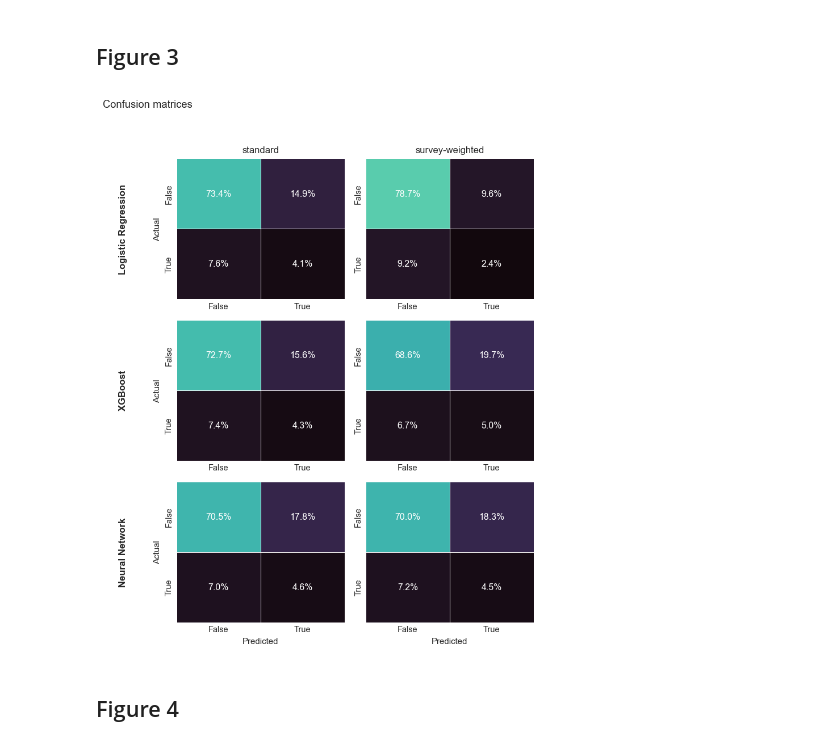
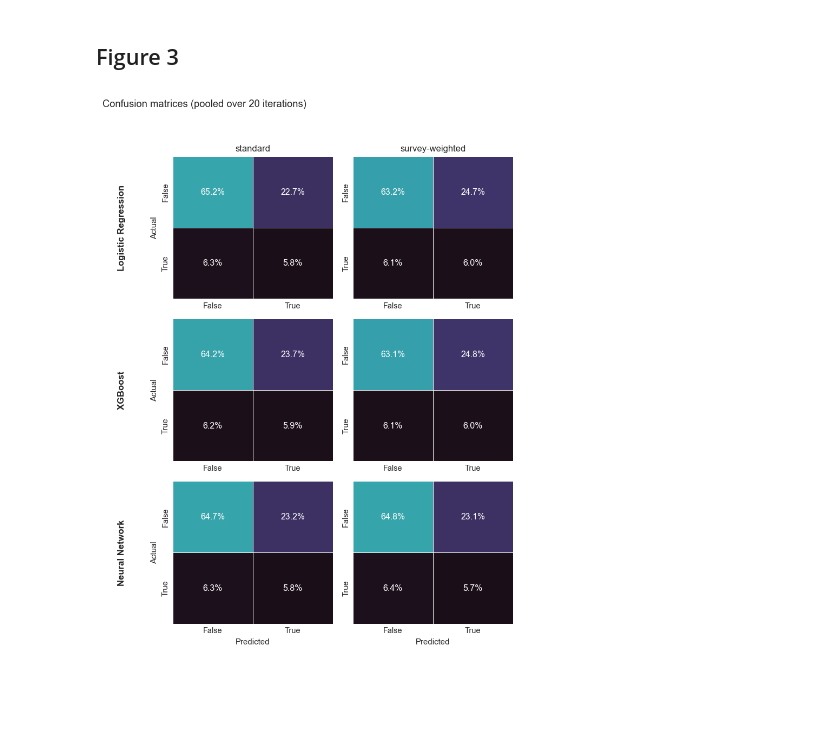
Before and after one commit to Dannypham142/Machine-Learning-Model-Training-with-Complex-Sample-Survey, a Jupyter notebook: ml_pipeline/create_figures.ipynb, the cells around one changed output. Drawn from its saved outputs; the diff is of its cells as text; code cells hidden in the pictures; blank space fills up the shorter version.

```diff
--- a/ml_pipeline/create_figures.ipynb
+++ b/ml_pipeline/create_figures.ipynb
@@ -67,23 +80,19 @@ delta_df = (metrics_df.pivot_table(index=["model", "weighting", "metric"],
                       .reset_index())
 delta_df["delta"] = delta_df["survey_weighted"] - delta_df["standard"]
 
-# Top row: deltas on the unweighted metrics; bottom row: deltas on the
-# survey-weighted metrics from the MLflow-derived dataframe.
 row_weightings = [("unweighted", "Unweighted\nmetrics"),
                   ("weighted", "Survey-weighted\nmetrics")]
 
-fig, axes = plt.subplots(2, 3, figsize=(9.5, 5.6), sharex=True, sharey=True)
+ncols = len(MODEL_ORDER)
+fig, axes = plt.subplots(2, ncols, figsize=(3.2 * ncols + 0.3, 5.6),
+                         sharex=True, sharey=True, squeeze=False)
 xmax = float(delta_df["delta"].abs().max()) * 1.45
 for r, (weighting, rlabel) in enumerate(row_weightings):
     sub = delta_df[delta_df["weighting"] == weighting]
     for c, model in enumerate(MODEL_ORDER):
         ax = axes[r, c]
         row = sub[sub["model"] == model].set_index("metric").loc[metric_order]
-        # Unweighted row is context (grey); survey-weighted row accents |Δ| > 0.005.
-        if r == 0:
-            colors = [GREY for _ in row["delta"]]
-        else:
-            colors = [ACCENT if abs(d) > 0.005 else GREY for d in row["delta"]]
+        colors = [GREY if r == 0 else ACCENT] * len(row["delta"])
         y_labels = [metric_labels[m] for m in metric_order]
         ax.barh(y_labels, row["delta"].values, color=colors, height=0.65)
         for y, d in enumerate(row["delta"].values):
@@ -100,8 +109,8 @@ for r, (weighting, rlabel) in enumerate(row_weightings):
     axes[r, 0].annotate(rlabel, xy=(-0.42, 0.5), xycoords="axes fraction",
                         rotation=90, ha="center", va="center",
                         fontsize=10, fontweight="bold")
-axes[1, 1].set_xlabel(r"$\Delta$ score (survey-weighted − non-survey-weighted)")
-fig.suptitle("Survey-Weighted − Standard Metric Differences (Unweighted vs Survey-Weighted Evaluation)",
+axes[1, ncols // 2].set_xlabel(r"$\Delta$ score (survey-weighted − non-survey-weighted)")
+fig.suptitle(f"Survey-Weighted − Standard Metric Differences, Test Split (mean over {N_ITER} iterations)",
              x=0.02, y=0.995, ha="left", fontsize=11)
 fig.tight_layout(rect=[0.03, 0, 1, 0.93])
 plt.show()
@@ -110,17 +119,15 @@ plt.show()
 # %% [markdown]
 ## Figure 2
 # %%
-labeled = {name: pl.read_parquet(parquet) for name, (_, parquet) in MODELS.items()}
-state_pop = pl.read_parquet(TEST_PARQUET, columns=["State population"])["State population"].to_numpy()
+labeled = {}
+for name, (_, pattern) in MODELS.items():
+    labeled[name] = pl.concat([pl.read_parquet(f) for f in sorted(glob.glob(pattern))])
 
 rate_rows = []
 for model, df in labeled.items():
     for variant in VARIANTS:
         pred = df[f"predicted_disability_{variant}"].to_numpy()
-        rate_rows.append({"model": model, "variant": variant, "weighting": "unweighted",
-                          "rate": float(pred.mean())})
-        rate_rows.append({"model": model, "variant": variant, "weighting": "population-weighted",
-                          "rate": float((pred * state_pop).sum() / state_pop.sum())})
+        rate_rows.append({"model": model, "variant": variant, "rate": float(pred.mean())})
 rate_df = pd.DataFrame(rate_rows)
 # %%
 from matplotlib.patches import Patch
@@ -171,35 +171,34 @@ plt.show()
 # %% [markdown]
 ## Figure 3
 # %%
-fig, axes = plt.subplots(3, 2, figsize=(6.6, 8.2))
+nrows = len(MODEL_ORDER)
+fig, axes = plt.subplots(nrows, 2, figsize=(6.6, 2.7 * nrows + 0.5), squeeze=False)
 for i, (model, df) in enumerate(labeled.items()):
     y = df[TARGET].to_numpy()
     for j, variant in enumerate(VARIANTS):
         pred = df[f"predicted_disability_{variant}"].to_numpy()
         cm = confusion_matrix(y, pred, normalize="all") * 100
         annot = np.array([[f"{v:.1f}%" for v in row] for row in cm])
         sns.heatmap(cm, annot=annot, fmt="", cmap="mako", ax=axes[i, j],
                     cbar=False, vmin=0, vmax=100,
                     xticklabels=["False", "True"], yticklabels=["False", "True"],
                     annot_kws={"color": "white", "fontsize": 9.5},
                     linewidths=0.3, linecolor="white")
         if i == 0:
             axes[i, j].set_title(variant.replace("_", "-"), fontsize=10)
-        axes[i, j].set_xlabel("Predicted" if i == 2 else "", fontsize=9)
+        axes[i, j].set_xlabel("Predicted" if i == nrows - 1 else "", fontsize=9)
         if j == 0:
             axes[i, j].set_ylabel("Actual", fontsize=9)
             axes[i, j].annotate(model, xy=(-0.32, 0.5), xycoords="axes fraction",
                                 ha="center", va="center", rotation=90,
                                 fontsize=10, fontweight="bold")
         else:
             axes[i, j].set_ylabel("")
         axes[i, j].tick_params(length=0)
 
-fig.suptitle("Confusion matrices",
+fig.suptitle(f"Confusion matrices (pooled over {N_ITER} iterations)",
              x=0.02, y=0.995, ha="left", fontsize=11)
 fig.tight_layout(rect=[0.04, 0, 1, 0.965])
 plt.show()
 # %% [output]
-[figure, old version]
+[figure, new version]
-# %% [markdown]
-## Figure 4
```
Also changed, not shown: parts of 8 cells of this notebook, 5 other files.
